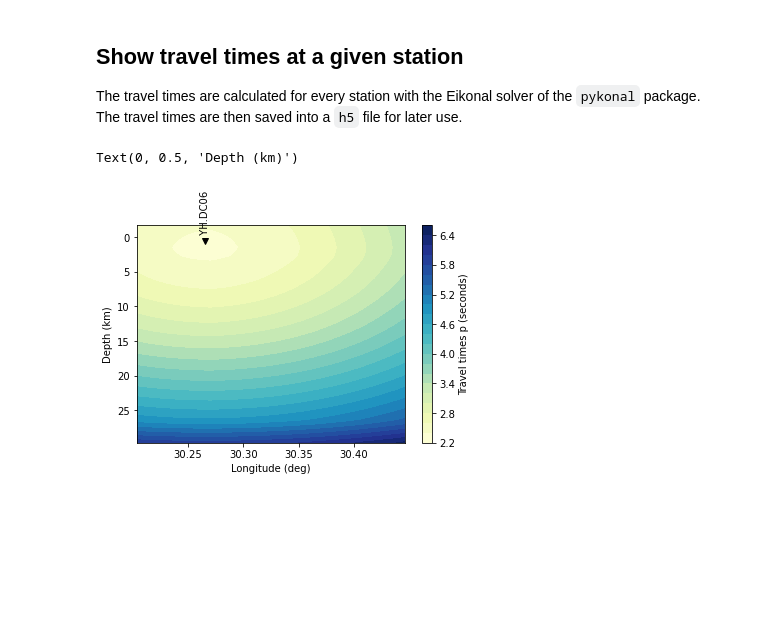
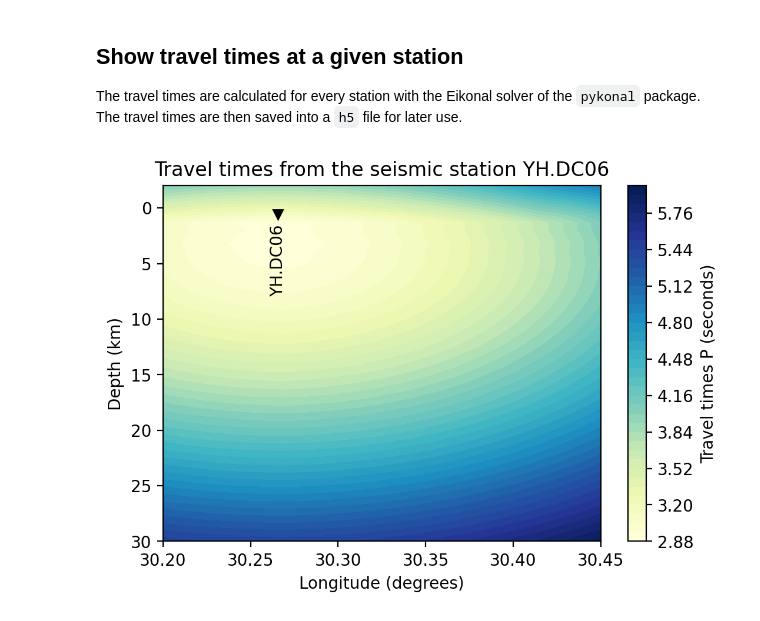
Before and after one commit to ebeauce/beampower, a Jupyter notebook: notebooks/2_travel_times.ipynb, the cells around one changed output. Drawn from its saved outputs; the diff is of its cells as text; code cells hidden in the pictures; blank space fills up the shorter version.

```diff
--- a/notebooks/2_travel_times.ipynb
+++ b/notebooks/2_travel_times.ipynb
@@ -190,27 +264,37 @@ with h5py.File(FILEPATH_TRAVELTIMES, mode="w") as root:
 ## Show travel times at a given station
 
 The travel times are calculated for every station with the Eikonal solver of the `pykonal` package. The travel times are then saved into a `h5` file for later use.
-# %%
-STATION = "YH.DC06"
-SEISMIC_PHASE = "Vp"
-
-plt.contourf(
-    travel_times[SEISMIC_PHASE][STATION][:, 0, :],
-    20,
-    extent=[WEST, EAST, DOWN, UP],
-    origin="lower",
-    cmap="YlGnBu"
-)
-plt.gca().invert_yaxis()
-plt.colorbar().set_label(f"Travel times {SEISMIC_PHASE[1]} (seconds)")
-
-# Station
-x = stations_coordinates[STATION]["longitude"]
-y = stations_coordinates[STATION]["depth"]
-plt.plot(x, y, "kv")
-plt.text(x, y, "  " + STATION, rotation="vertical", ha="center", va="bottom")
-plt.xlabel("Longitude (deg)")
-plt.ylabel("Depth (km)")
-# %% [output]
-Text(0, 0.5, 'Depth (km)')
-[figure, removed]
+# %%
+CONTOUR_LEVELS = 40
+LONGITUDE_ID = 0
+STATION = travel_times.station[2].data
+SEISMIC_PHASE = "P"
+
+# Show
+fig, ax = plt.subplots()
+delays = travel_times[SEISMIC_PHASE].sel(station=STATION).isel(latitude=0)
+img = delays.plot.contourf(
+    levels=CONTOUR_LEVELS, ax=ax, add_colorbar=False, cmap="YlGnBu", zorder=0
+)
+
+# Colorbar
+cb = plt.colorbar(img)
+cb.set_label(f"Travel times {SEISMIC_PHASE} (seconds)")
+cb.ax.set_rasterization_zorder(1.5)
+
+# Station
+x = travel_times.station_longitude.sel(station=STATION)
+y = travel_times.station_depth.sel(station=STATION)
+ax.plot(x, y, "kv")
+ax.text(x, y, f"{STATION}  ", rotation="vertical", ha="center", va="top")
+
+ax.invert_yaxis()
+ax.set_xlabel("Longitude (degrees)")
+ax.set_ylabel("Depth (km)")
+ax.set_rasterization_zorder(1)
+ax.set_title(f"Travel times from the seismic station {STATION}")
+
+# For rasters display resolution
+fig.set_dpi(200)
+# %% [output]
+[figure, added]
```
Also changed, not shown: parts of 18 cells of this notebook.
